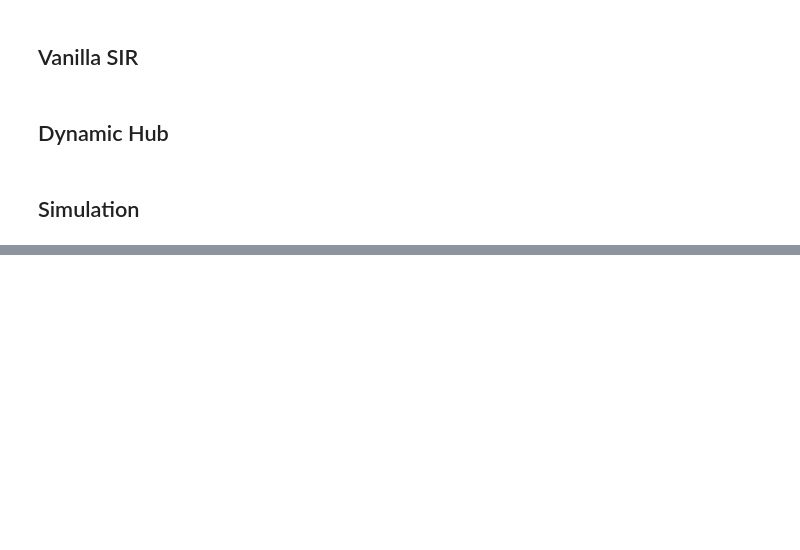
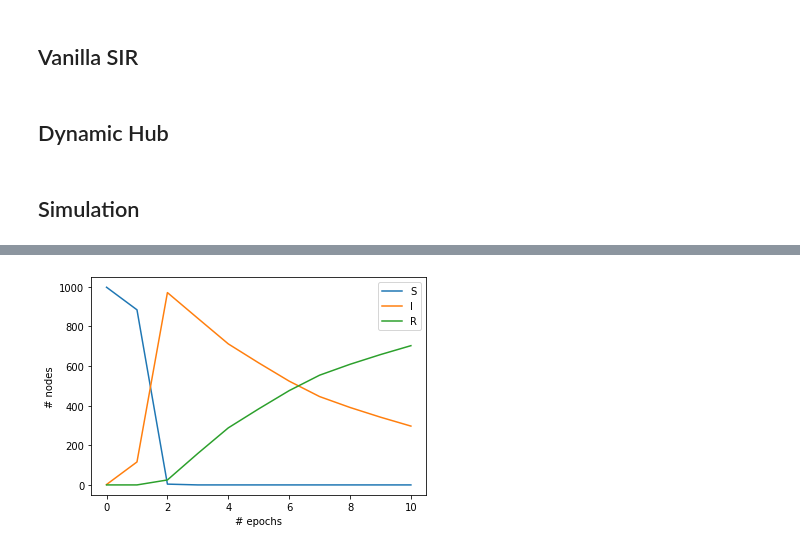
Before and after one commit to RuolinZheng08/playground, a Jupyter notebook: epidemic-network/epidemic_network.ipynb, the cells around one changed output, grey strips where cells are left out. Saved outputs shown, nothing was run; the diff lists cells and outputs as text; code cells hidden in the pictures; blank space fills up the shorter version.

```diff
--- a/epidemic-network/epidemic_network.ipynb
+++ b/epidemic-network/epidemic_network.ipynb
@@ -312,0 +354,5 @@ display.Image('hub.gif', format='png')
+# %%
+# this should take about one minute
+simulate(1000, 0.2, 0.3, 0.15, 2, num_epochs=10, verbose=False)
+# %% [output]
+[figure, added]
```
Also changed, not shown: parts of 17 cells of this notebook.
